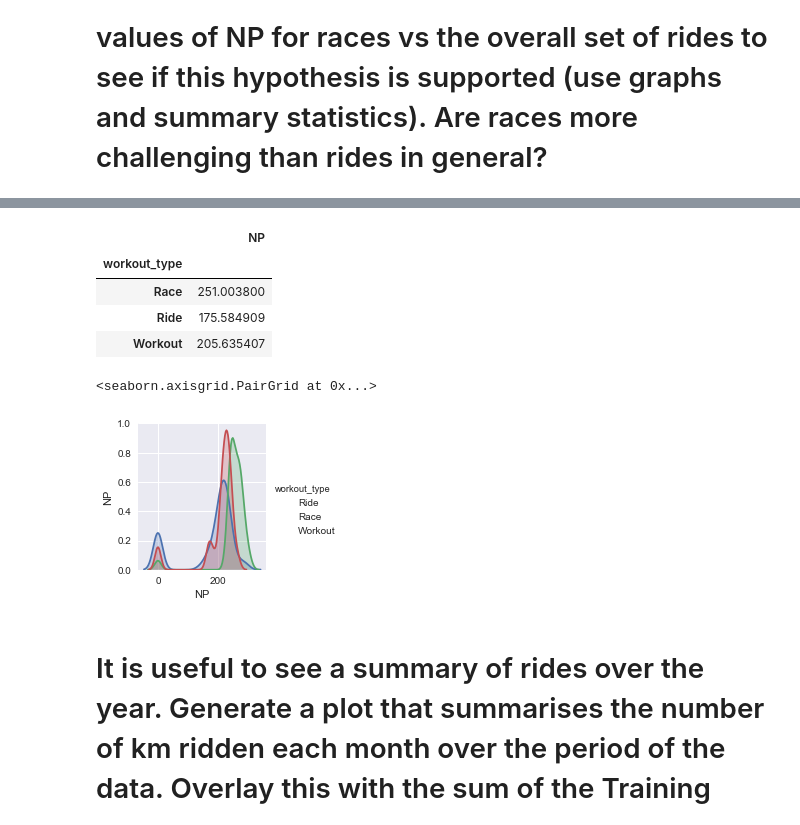
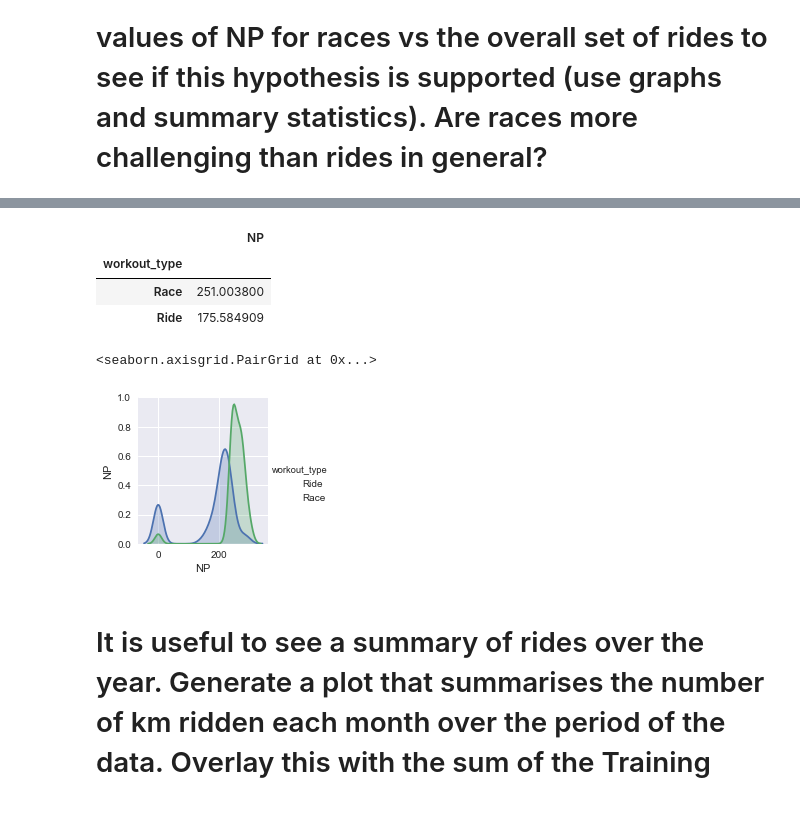
Before and after one commit to NSoni25/Portfolio_repository, a Jupyter notebook: Portfolio 1.ipynb, the cells around one changed output, grey strips where cells are left out. Saved outputs shown, nothing was run; the diff lists cells and outputs as text; code cells hidden in the pictures.

```diff
--- a/Portfolio 1.ipynb
+++ b/Portfolio 1.ipynb
@@ -262,7 +274,7 @@ plt.show()
 # %% [markdown]
 # Some of the rides are designated as "Race" in the workout_type field, these are where I am racing and you might expect that these would be the most challenging rides. Normalised Power (NP) is a good measure of how hard a ride is. Explore the values of NP for races vs the overall set of rides to see if this hypothesis is supported (use graphs and summary statistics). Are races more challenging than rides in general?
 # %%
-a=result[result.workout_type=='Race']
-a=pd.DataFrame(a,columns =['NP'])
-a
+a = result[result['workout_type'].isin(['Ride', 'Race']) ]
+b=pd.DataFrame(a,columns=['workout_type','NP'])
+b
 # %% [output]
@@ -286,4 +293,0 @@ a
-# %%
-b=result[result.workout_type=='Ride']
-b=pd.DataFrame(b,columns =['NP'])
-b
@@ -304,18 +294,16 @@ b
-# %%
-c=pd.DataFrame(result,columns=['NP','workout_type'])
-c.groupby(['workout_type']).mean()
-# %% [output]
-|  | NP |
-| workout_type |  |
-| Race | 251.003800 |
-| Ride | 175.584909 |
-| Workout | 205.635407 |
+# %%
+b.groupby(['workout_type']).mean()
+# %% [output]
+|  | NP |
+| workout_type |  |
+| Race | 251.003800 |
+| Ride | 175.584909 |
 # %%
 import seaborn as sns
-sns.pairplot(c, hue = 'workout_type')
+sns.pairplot(b, hue = 'workout_type')
 # %% [output]
 <seaborn.axisgrid.PairGrid at 0x...>
-[figure, old version]
+[figure, new version]
 # %% [markdown]
 # It is useful to see a summary of rides over the year. Generate a plot that summarises the number of km ridden each month over the period of the data. Overlay this with the sum of the Training Stress Score and the average of the Average Speed to generate an overall summary of activity.
 # %%
```
Also changed, not shown: parts of 15 cells of this notebook.
